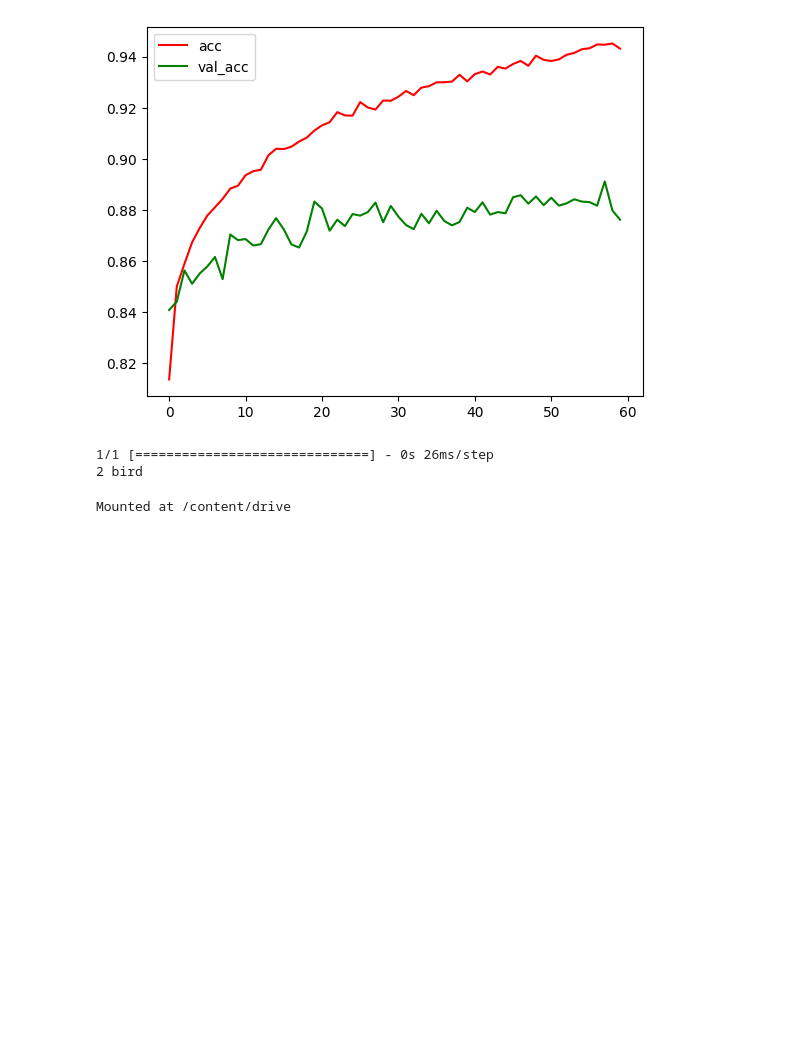
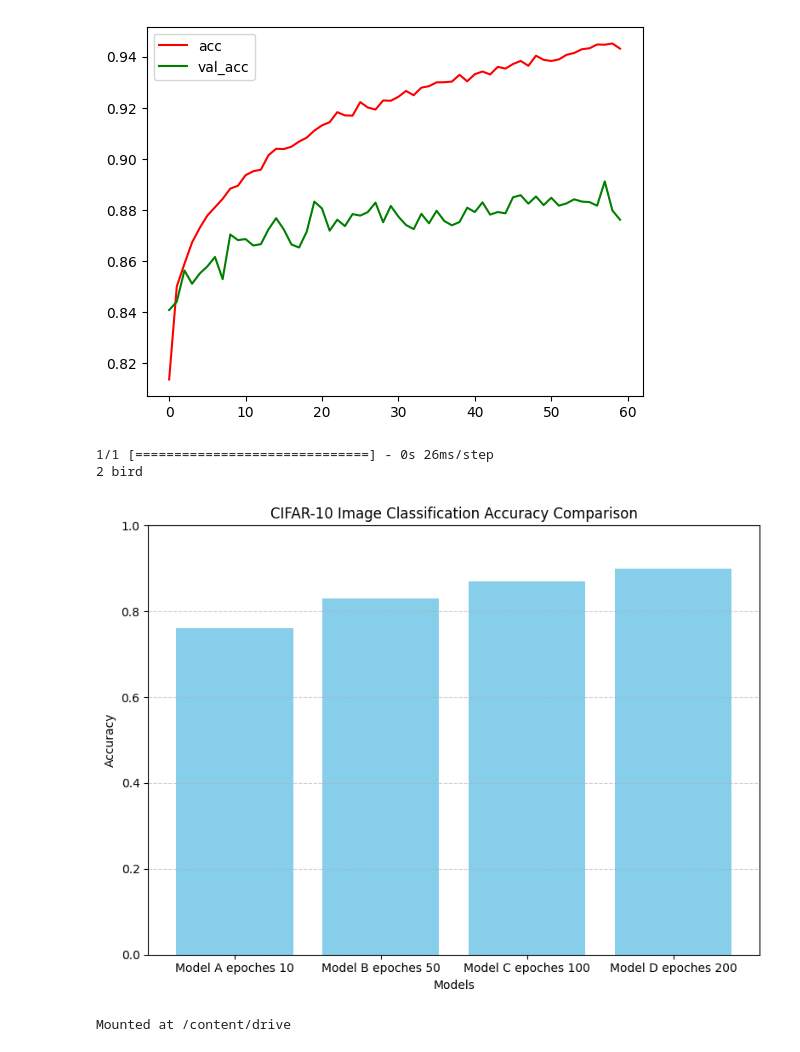
Before and after one commit to Sozian/image_classification_model, a Jupyter notebook: SIC_final_project.ipynb, the cells around one changed output. Saved outputs shown, nothing was run; the diff lists cells and outputs as text; code cells hidden in the pictures; blank space fills up the shorter version.

```diff
--- a/SIC_final_project.ipynb
+++ b/SIC_final_project.ipynb
@@ -257,6 +259,29 @@ print(pred_class, class_label)
 # %% [output]
 1/1 [==============================] - 0s 26ms/step
 2 bird
+# %%
+import matplotlib.pyplot as plt
+
+# List of model names or approaches
+models = ["Model A epoches 10", "Model B epoches 50", "Model C epoches 100", "Model D epoches 200"]
+
+# Corresponding accuracy scores
+accuracy = [0.76, 0.83, 0.87, 0.90]
+
+# Create a bar graph
+plt.figure(figsize=(8, 6))
+plt.bar(models, accuracy, color='skyblue')
+plt.xlabel('Models')
+plt.ylabel('Accuracy')
+plt.title('CIFAR-10 Image Classification Accuracy Comparison')
+plt.ylim(0.0, 1.0)  # Set the y-axis limit between 0 and 1
+plt.grid(axis='y', linestyle='--', alpha=0.6)
+plt.tight_layout()
+
+# Display the bar graph
+plt.show()
+# %% [output]
+[figure, added]
 # %%
 from google.colab import drive
 drive.mount('/content/drive')
```
Also changed, not shown: parts of 1 cell of this notebook.
